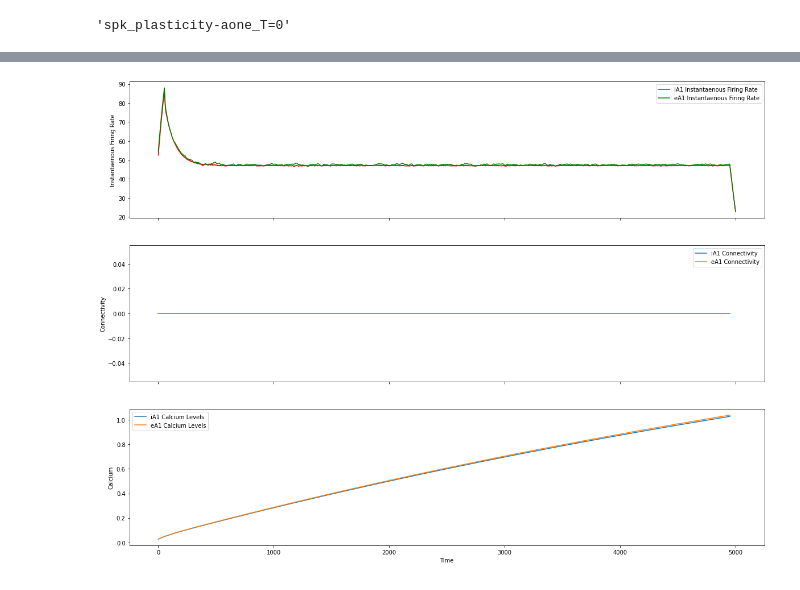
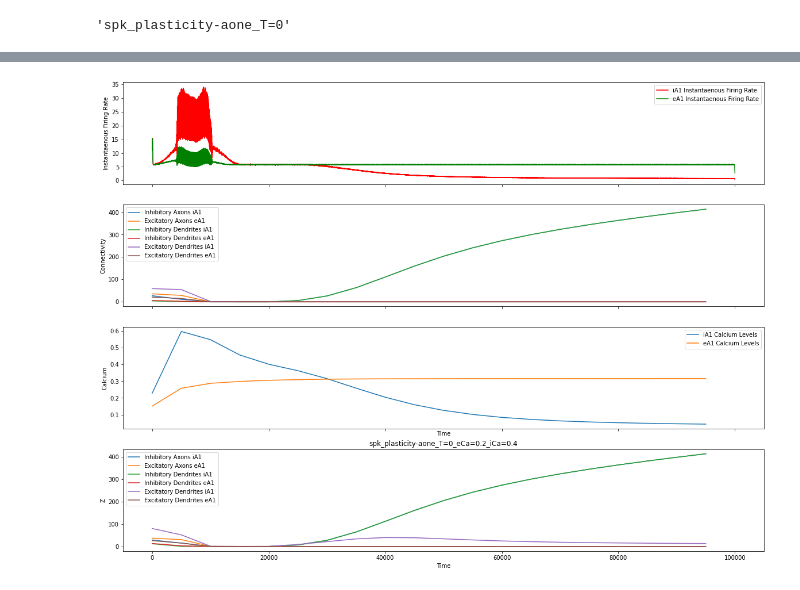
Before and after one commit to 104H/simulenation, a Jupyter notebook: src/plasticity-analysis.ipynb, the cells around one changed output, grey strips where cells are left out. Drawn from its saved outputs; the diff is of its cells as text; code cells hidden in the pictures.

Commit message:
plasticity aone

```diff
--- a/src/plasticity-analysis.ipynb
+++ b/src/plasticity-analysis.ipynb
@@ -14,14 +18,6 @@ sys.path.append("demyelination/") # we need this to successfully read pickle fil
 ! ls demyelination/data/plasticity-aone/activity/
 # %% [output]
 'spk_plasticity-aone_T=0'
-# %%
-fls = [
-    "spk_plasticity-aone_T=0",
-]
-
-pth = "demyelination/data/plasticity-aone/activity/"
-
-l = 5000
 # %%
 def smoothedspikes(spikes):
     tau = 500.
@@ -31,3 +27,12 @@ def smoothedspikes(spikes):
     axis_, rates = spikes.averaged_instantaneous_rate(resolution=1., kernel=kernel, norm=1000)
 
     return axis_, rates
+# %%
+fls = [
+    "spk_plasticity-aone_T=0_eCa=0.2_iCa=0.4",
+]
+
+pth = "demyelination/data/plasticity-aone/activity/"
+
+l = 100000
+recordstep = 5000
@@ -34,44 +44,68 @@ def smoothedspikes(spikes):
 # %%
 spk = pd.read_pickle(pth + fls[0])
 
-fig, ax = plt.subplots(3, 1, sharex=True)
+fig, ax = plt.subplots(4, 1, sharex=True)
 fig.set_size_inches(20, 15)
 
+plt.title(fls[0])
 
 # Inst Firing Rate
 axis = ax[0]
 
 x, y = smoothedspikes(spk.spikeobj['iA1'])
 axis.plot(x, y, label="iA1 Instantaenous Firing Rate", c='r')
 
 x, y = smoothedspikes(spk.spikeobj['eA1'])
 axis.plot(x, y, label="eA1 Instantaenous Firing Rate", c='g')
 
 axis.set_ylabel("Instantaenous Firing Rate")
 axis.legend()
 
 # Connectivity
 axis = ax[1]
 
-axis.plot(range(0, l, 50), spk.connectivity['iA1'], label="iA1 Connectivity")
-
-axis.plot(range(0, l, 50), spk.connectivity['eA1'], label="eA1 Connectivity")
+axis.plot(range(0, l, recordstep), spk.connectivity['z_connected']['Axon']['in']['iA1'], label="Inhibitory Axons iA1")
+#axis.plot(range(0, l, recordstep), spk.connectivity['z_connected']['Axon']['in']['eA1'], label="iA1 Connectivity")
+#axis.plot(range(0, l, recordstep), spk.connectivity['z_connected']['Axon']['ex']['iA1'], label="iA1 Connectivity")
+axis.plot(range(0, l, recordstep), spk.connectivity['z_connected']['Axon']['ex']['eA1'], label="Excitatory Axons eA1")
+axis.plot(range(0, l, recordstep), spk.connectivity['z_connected']['Den']['in']['iA1'], label="Inhibitory Dendrites iA1")
+axis.plot(range(0, l, recordstep), spk.connectivity['z_connected']['Den']['in']['eA1'], label="Inhibitory Dendrites eA1")
+axis.plot(range(0, l, recordstep), spk.connectivity['z_connected']['Den']['ex']['iA1'], label="Excitatory Dendrites iA1")
+axis.plot(range(0, l, recordstep), spk.connectivity['z_connected']['Den']['ex']['eA1'], label="Excitatory Dendrites eA1")
 
 axis.set_ylabel("Connectivity")
 axis.legend()
 
 # Calcium
 axis = ax[2]
-axis.plot(range(0, l, 50), spk.calcium['iA1'], label="iA1 Calcium Levels")
+axis.plot(range(0, l, recordstep), spk.calcium['iA1'], label="iA1 Calcium Levels")
 
-axis.plot(range(0, l, 50), spk.calcium['eA1'], label="eA1 Calcium Levels")
+axis.plot(range(0, l, recordstep), spk.calcium['eA1'], label="eA1 Calcium Levels")
 
 axis.set_ylabel("Calcium")
 axis.legend()
 
 axis.set_xlabel("Time")
 axis.legend()
 
+# Z
+axis = ax[3]
+
+axis.plot(range(0, l, recordstep), spk.connectivity['z']['Axon']['in']['iA1'], label="Inhibitory Axons iA1")
+#axis.plot(range(0, l, recordstep), spk.connectivity['z']['Axon']['in']['eA1'], label="iA1 Connectivity")
+#axis.plot(range(0, l, recordstep), spk.connectivity['z']['Axon']['ex']['iA1'], label="iA1 Connectivity")
+axis.plot(range(0, l, recordstep), spk.connectivity['z']['Axon']['ex']['eA1'], label="Excitatory Axons eA1")
+axis.plot(range(0, l, recordstep), spk.connectivity['z']['Den']['in']['iA1'], label="Inhibitory Dendrites iA1")
+axis.plot(range(0, l, recordstep), spk.connectivity['z']['Den']['in']['eA1'], label="Inhibitory Dendrites eA1")
+axis.plot(range(0, l, recordstep), spk.connectivity['z']['Den']['ex']['iA1'], label="Excitatory Dendrites iA1")
+axis.plot(range(0, l, recordstep), spk.connectivity['z']['Den']['ex']['eA1'], label="Excitatory Dendrites eA1")
+
+axis.set_ylabel("Z")
+axis.legend()
+
+axis.set_xlabel("Time")
+axis.legend()
+
 plt.savefig("/home/pbr-student/Downloads/thesis-plots/plasticity.pdf")
 # %% [output]
-[figure, old version]
+[figure, new version]
```
Also changed, not shown: parts of 2 cells of this notebook, 10 other files.
